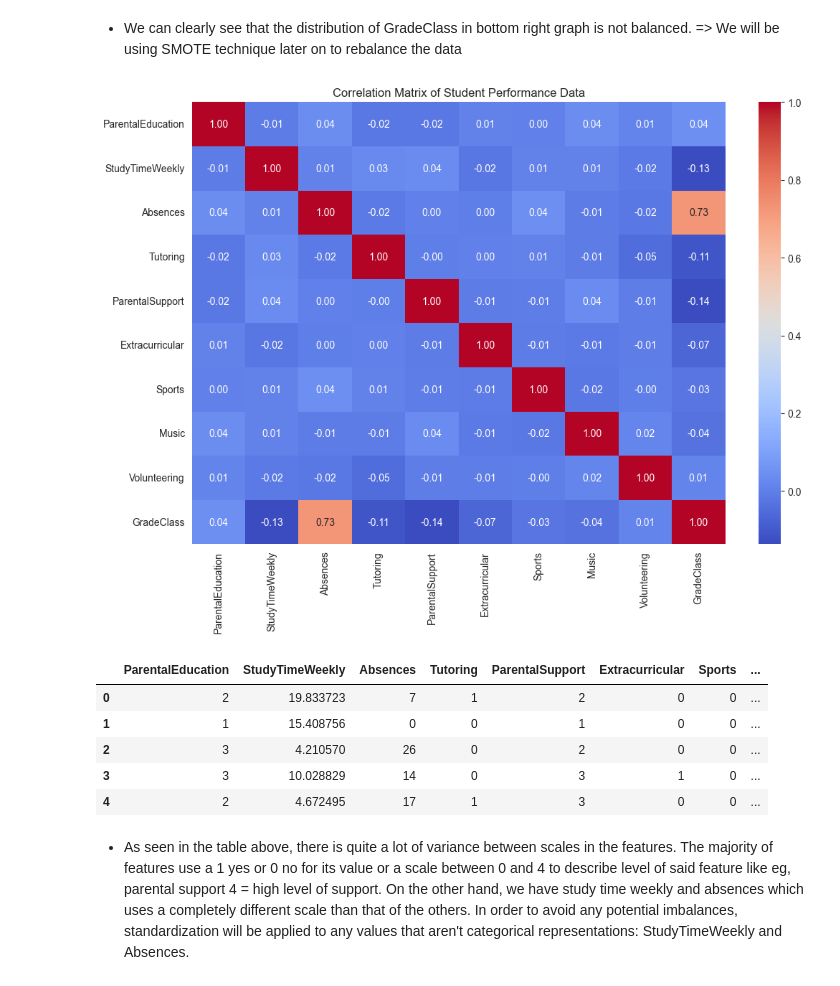
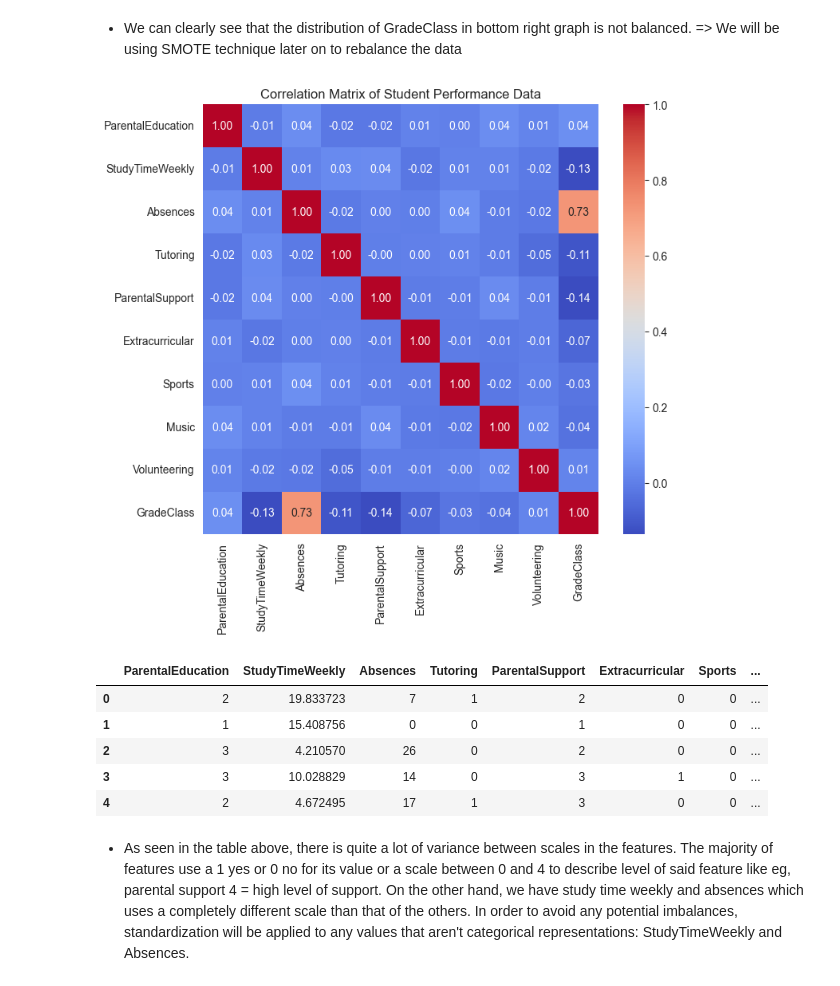
Before and after one commit to hoangcanthi/INM-701-coursework-group-Viet-Hoang-Pham---Jakub-Wochniak, a Jupyter notebook: main.ipynb, the cells around one changed output. Saved outputs shown, nothing was run; the diff lists cells and outputs as text; code cells hidden in the pictures.

```diff
--- a/main.ipynb
+++ b/main.ipynb
@@ -170,14 +170,14 @@ for column in data.columns:
 => We will be using SMOTE technique later on to rebalance the data
 # %%
 correlation_matrix = data.corr()#creates another correlation matrix between the remaining feature columns
-plt.figure(figsize=(12, 8))
+plt.figure(figsize=(8, 7))
 sns.heatmap(correlation_matrix, annot=True, cmap="coolwarm", fmt=".2f")
 plt.title("Correlation Matrix of Student Performance Data")
 plt.show()
 
 data.head()
 # %% [output]
-[figure, old version]
+[figure, new version]
 |  | ParentalEducation | StudyTimeWeekly | Absences | Tutoring | ParentalSupport | Extracurricular | Sports | ... |
 | 0 | 2 | 19.833723 | 7 | 1 | 2 | 0 | 0 | ... |
 | 1 | 1 | 15.408756 | 0 | 0 | 1 | 0 | 0 | ... |
```
Also changed, not shown: parts of 6 cells of this notebook.
